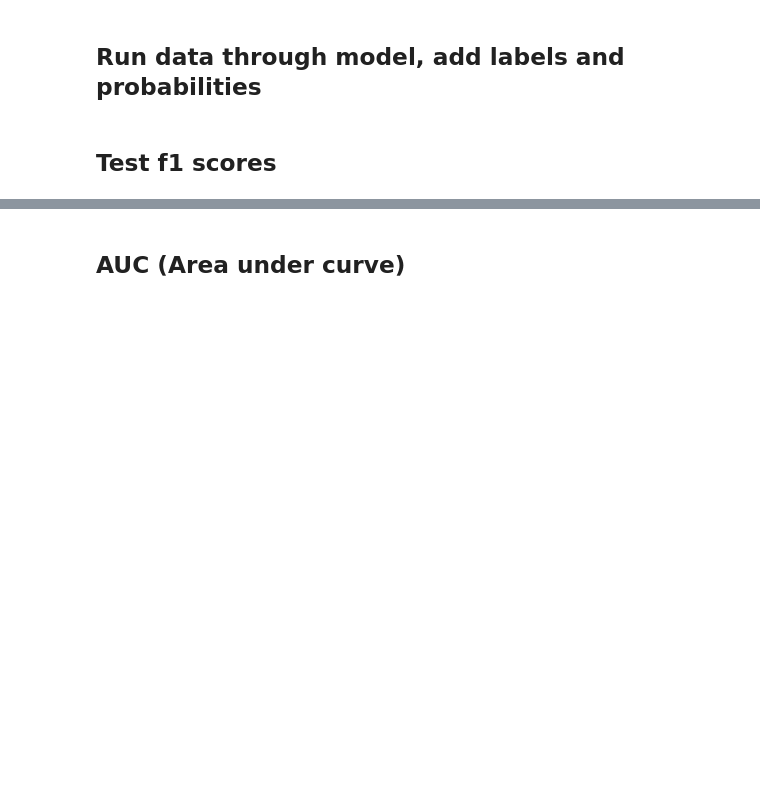
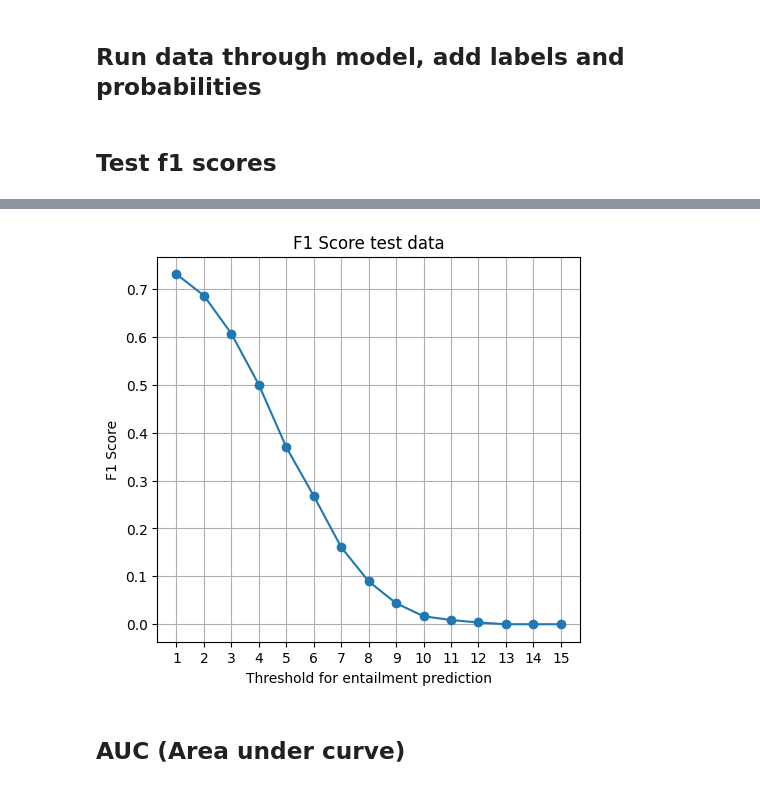
Before and after one commit to AlfonsoGhislieri/NLI-bias, a Jupyter notebook: final.ipynb, the cells around one changed output, grey strips where cells are left out. Cells and saved outputs as stored; diff of their text form; code cells hidden in the pictures; blank space fills up the shorter version.

```diff
--- a/final.ipynb
+++ b/final.ipynb
@@ -475,5 +464,6 @@ df_training_multiple.sample(1)
 # %%
 df_training_multiple = determine_label_accuracy_multiple(combined_training_df, 15)
+df_test_multiple = determine_label_accuracy_multiple(combined_test_df, 15)
 # %%
 def map_label_to_numeric(label):
     label_mapping = {
@@ -542,3 +546,16 @@ plt.grid()
+# %%
+plt.figure(figsize=(12, 5))
+
+# Plot for 'Bias_f1'
+plt.subplot(1, 2, 1)
+plt.plot(range(1, len(f1_scores_test) + 1), f1_scores_test, marker='o')
+plt.xlabel('Threshold for entailment prediction')
+plt.ylabel('F1 Score')
+plt.title('F1 Score test data')
+plt.xticks(range(1, len(f1_scores_test) + 1))
+plt.grid()
+# %% [output]
+[figure, added]
 # %% [markdown]
 ## AUC (Area under curve)
 # %%
```
Also changed, not shown: parts of 13 cells of this notebook.
